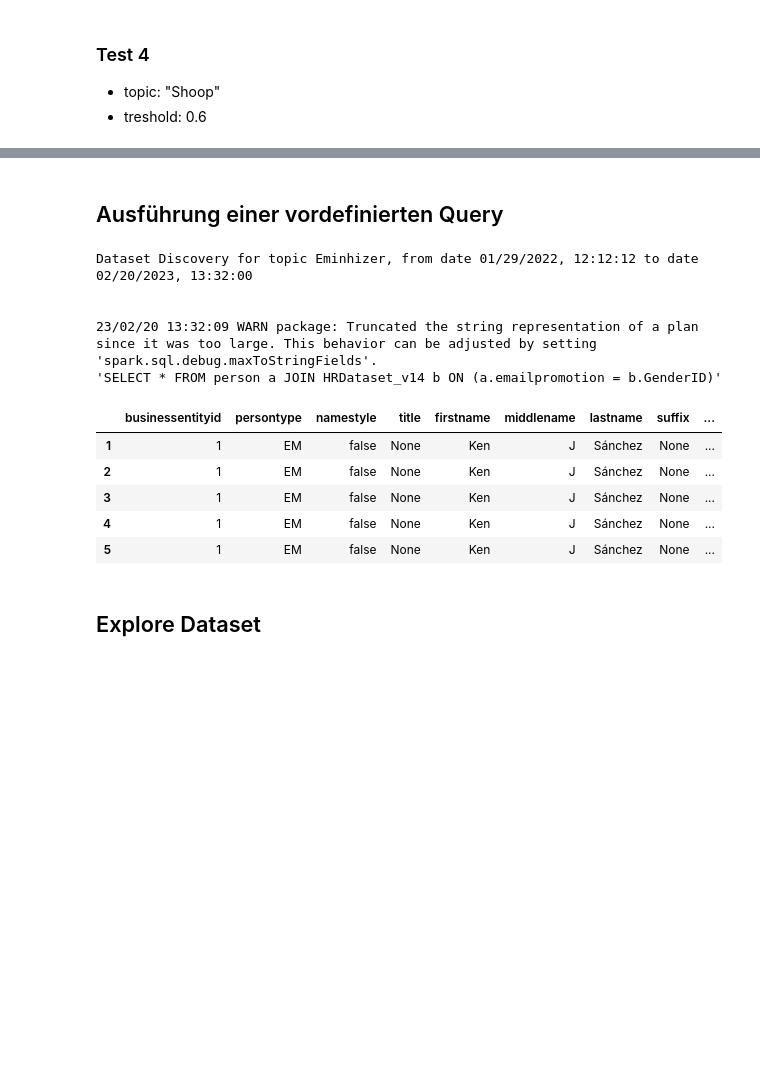
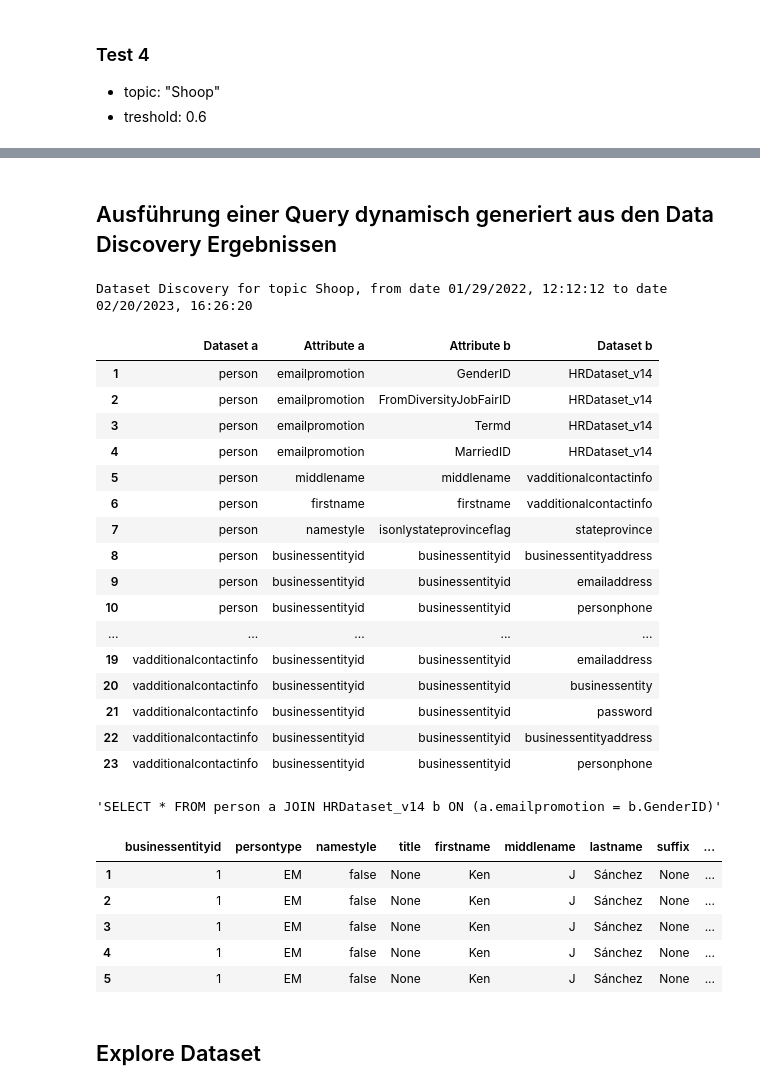
Before and after one commit to cdelmonte-zg/havel-datalake, a Jupyter notebook: havel.ipynb, the cells around one changed output, grey strips where cells are left out. Drawn from its saved outputs; the diff is of its cells as text; code cells hidden in the pictures; blank space fills up the shorter version.

```diff
--- a/havel.ipynb
+++ b/havel.ipynb
@@ -400,6 +402,7 @@ class GraphService:
 
     def insert_column_node(self, idx_col, idx_tab, data):
         with self.driver.session() as session:
+            # pprint(data)
             res1 = session.execute_write(self._create_column_node, idx_col, data, self.env)
             res2 = session.execute_write(self._create_column_table_relation, idx_col, idx_tab, self.env)
             if self.debug: print(res1)
@@ -561,7 +564,7 @@ class GraphService:
             OPTIONAL MATCH (b:Table)-[r2:IS_SIMILAR_TO]-(c:Table)
             WHERE c.env = $env AND c <> a AND r2.weight = $weight
                 AND $dastart <= r2.updatetAt AND r2.updatetAt <= $daend
-            RETURN DISTINCT a, b, c
+            RETURN a, b, c
         '''
         result = tx.run(dedent(q), env=env, dataset=dataset, weight=weight, dastart=dastart, daend=daend)
         graph = tx.run(dedent(q), env=env, dataset=dataset, weight=weight, dastart=dastart, daend=daend).graph
@@ -575,16 +578,15 @@ class GraphService:
     def _fetch_related_tables_by_content_to_1_grade_from_outer_column(tx, attribute, weight, dastart, daend, env):
         q = '''
             MATCH (a:Column)-[r1:IS_ATTRIBUTE_OF]-(b:Table)<-[r2:IS_ATTRIBUTE_OF]-(c:Column)-[r3:IS_SIMILAR_TO]-(d:Column)-[r4:IS_ATTRIBUTE_OF]->(e:Table)
-            WHERE a.attribute = $attribute AND a.env=$env AND b.env=$env AND c.env=$env AND d.env=$env AND e.env=$env AND b <> e AND r3.weight=$weight
-                AND a <> c
-                AND a <> d
+            WHERE a.attribute = $attribute AND a.env=$env AND b.env=$env AND c.env=$env AND d.env=$env AND e.env=$env AND r3.weight=$weight
                 AND b <> e
                 AND $dastart <= r1.updatetAt AND r1.updatetAt <= $daend
                 AND $dastart <= r2.updatetAt AND r2.updatetAt <= $daend
                 AND $dastart <= r3.updatetAt AND r3.updatetAt <= $daend
                 AND $dastart <= r4.updatetAt AND r4.updatetAt <= $daend
-            RETURN DISTINCT b, c, d, e
+            RETURN b,  apoc.convert.toList(a) + c, apoc.convert.toList(a) + d, e
         '''
+
         result = tx.run(dedent(q), env=env, attribute=attribute, weight=weight, dastart=dastart, daend=daend)
         graph = tx.run(dedent(q), env=env, attribute=attribute, weight=weight, dastart=dastart, daend=daend).graph()
         entire_result = []
@@ -602,7 +604,7 @@ class GraphService:
                 AND $dastart <= r2.updatetAt AND r2.updatetAt <= $daend
                 AND $dastart <= r3.updatetAt AND r3.updatetAt <= $daend
                 AND $dastart <= r4.updatetAt AND r4.updatetAt <= $daend
-            RETURN DISTINCT b, c, d, e
+            RETURN b, c, d, e
         '''
         result = tx.run(dedent(q), env=env, attribute=attribute, weight=weight, dastart=dastart, daend=daend)
         graph = tx.run(dedent(q), env=env, attribute=attribute, weight=weight, dastart=dastart, daend=daend).graph
@@ -621,7 +623,7 @@ class GraphService:
                 AND $dastart <= r2.updatetAt AND r2.updatetAt <= $daend
                 AND $dastart <= r3.updatetAt AND r3.updatetAt <= $daend
                 AND $dastart <= r4.updatetAt AND r4.updatetAt <= $daend
-            RETURN DISTINCT b, c, d, e
+            RETURN b, c, d, e
         '''
         result = tx.run(dedent(q), env=env, dataset=dataset, weight=weight, dastart=dastart, daend=daend)
         graph = tx.run(dedent(q), env=env, dataset=dataset, weight=weight, dastart=dastart, daend=daend).graph()
@@ -1281,14 +1293,21 @@ class DataExplorationService:
         else:
             related_nodes_by_content_to_1_grad, graph = self.graph_service.find_related_tables_by_content_to_1_grad_starting_from_attribute(attribute, treshold, dastart, daend, tipology)
 
+        x = 0
+        selected_source_dataset = ''
         for node in related_nodes_by_content_to_1_grad:
             if node[0]['dataset'] == dataset or node[3]['dataset'] == dataset:
+                if selected_source_dataset != node[0]['dataset']:
+                    x = 0
+                    selected_source_dataset = node[0]['dataset']
+
                 related_nodes.append({
                     'source_dataset': (node[0]['idx'], node[0]['source'], node[0]['schema'], node[0]['dataset'], node[0]['hdfs_path'], node[0]['version']),
-                    'source_attribute': (node[1]['idx'], node[1]['source'], node[1]['schema'], node[1]['dataset'], node[1]['attribute'], node[1]['version']),
-                    'target_attribute': (node[2]['idx'], node[2]['source'], node[2]['schema'], node[2]['dataset'], node[2]['attribute'], node[2]['version']),
+                    'source_attribute': (node[1][x]['idx'], node[1][x]['source'], node[1][x]['schema'], node[1][x]['dataset'], node[1][x]['attribute'], node[1][x]['version']),
+                    'target_attribute': (node[2][x]['idx'], node[2][x]['source'], node[2][x]['schema'], node[2][x]['dataset'], node[2][x]['attribute'], node[2][x]['version']),
                     'target_dataset': (node[3]['idx'], node[3]['source'], node[3]['schema'], node[3]['dataset'], node[3]['hdfs_path'], node[3]['version'])
                 })
+                if x == 0: x = 1
             if self.debug: print(DataExplorationService._related_nodes_by_content_to_str(node))
 
         return related_nodes, graph
@@ -1304,7 +1323,10 @@ class DataExplorationService:
         results = []
         for hit in hits_for_topic:
             related_nodes_by_signature, graph_signature = self._find_related_datasets_by_signature(hit['dataset'], treshold_signature, dastart, daend)
-            related_nodes_by_content, graph_content = self._find_related_datasets_by_content(hit['dataset'], hit['attribute'], treshold_content, dastart, daend, GraphService.OUTER, DataExplorationService.START_FROM_ATTRIBUTE)
+            related_nodes_by_content, graph_content = self._find_related_datasets_by_content(hit['dataset'], hit['attribute'],
+                                                                                             treshold_content, dastart, daend,
+                                                                                             GraphService.OUTER,
+                                                                                             DataExplorationService.START_FROM_ATTRIBUTE)
 
             results.append({'hit': hit,
                             'related_nodes_by_signature': related_nodes_by_signature,
@@ -2084,34 +2103,49 @@ CytoscapeWidget(cytoscape_layout={'name': 'cola'}, cytoscape_style=[{'selector':
 # %% [markdown]
-## Ausführung einer vordefinierten Query
+## Ausführung einer Query dynamisch generiert aus den Data Discovery Ergebnissen
 # %%
 # Eminhizer
-topic = "Eminhizer"
+topic = "Shoop"
 
 daend = int(datetime.timestamp(datetime.now())*1000)
 a = datetime(2022, 1, 29, 12, 12, 12)
 dastart = int(datetime.timestamp(a)*1000)
 
 discovered_datasets = data_exploration_service.discover_datasets(topic=topic, dastart=dastart, daend=daend, treshold_signature='0.9', treshold_content='0.5')
 queries = data_exploration_service.generate_queries_for_discovered_datasets(discovered_datasets)
 results_dataframe = data_exploration_service.get_pd_dataframe_of_results(queries)
+display(HTML(results_dataframe[1].to_html()))
 
 df = data_exploration_service.exec_query_by_number(1)
 pandas_df = df.limit(10).toPandas().head()
 pandas_df.index = pandas_df.index + 1
 pandas_df.to_csv(test_results_directory + 'test-ausfuehrung-vordefinierte-query.csv', sep=',', index=False)
 display(HTML(pandas_df.to_html()))
 # %% [output]
-Dataset Discovery for topic Eminhizer, from date 01/29/2022, 12:12:12 to date 02/20/2023, 13:32:00
-
-
-23/02/20 13:32:09 WARN package: Truncated the string representation of a plan since it was too large. This behavior can be adjusted by setting 'spark.sql.debug.maxToStringFields'.
-'SELECT * FROM person a JOIN HRDataset_v14 b ON (a.emailpromotion = b.GenderID)'
+Dataset Discovery for topic Shoop, from date 01/29/2022, 12:12:12 to date 02/20/2023, 16:26:20
-|  | businessentityid | persontype | namestyle | title | firstname | middlename | lastname | suffix | ... |
-| 1 | 1 | EM | false | None | Ken | J | Sánchez | None | ... |
-| 2 | 1 | EM | false | None | Ken | J | Sánchez | None | ... |
-| 3 | 1 | EM | false | None | Ken | J | Sánchez | None | ... |
-| 4 | 1 | EM | false | None | Ken | J | Sánchez | None | ... |
-| 5 | 1 | EM | false | None | Ken | J | Sánchez | None | ... |
+|  | Dataset a | Attribute a | Attribute b | Dataset b |
+| 1 | person | emailpromotion | GenderID | HRDataset_v14 |
+| 2 | person | emailpromotion | FromDiversityJobFairID | HRDataset_v14 |
+| 3 | person | emailpromotion | Termd | HRDataset_v14 |
+| 4 | person | emailpromotion | MarriedID | HRDataset_v14 |
+| 5 | person | middlename | middlename | vadditionalcontactinfo |
+| 6 | person | firstname | firstname | vadditionalcontactinfo |
+| 7 | person | namestyle | isonlystateprovinceflag | stateprovince |
+| 8 | person | businessentityid | businessentityid | businessentityaddress |
+| 9 | person | businessentityid | businessentityid | emailaddress |
+| 10 | person | businessentityid | businessentityid | personphone |
+| ... | ... | ... | ... | ... |
+| 19 | vadditionalcontactinfo | businessentityid | businessentityid | emailaddress |
+| 20 | vadditionalcontactinfo | businessentityid | businessentityid | businessentity |
+| 21 | vadditionalcontactinfo | businessentityid | businessentityid | password |
+| 22 | vadditionalcontactinfo | businessentityid | businessentityid | businessentityaddress |
+| 23 | vadditionalcontactinfo | businessentityid | businessentityid | personphone |
+'SELECT * FROM person a JOIN HRDataset_v14 b ON (a.emailpromotion = b.GenderID)'
+|  | businessentityid | persontype | namestyle | title | firstname | middlename | lastname | suffix | ... |
+| 1 | 1 | EM | false | None | Ken | J | Sánchez | None | ... |
+| 2 | 1 | EM | false | None | Ken | J | Sánchez | None | ... |
+| 3 | 1 | EM | false | None | Ken | J | Sánchez | None | ... |
+| 4 | 1 | EM | false | None | Ken | J | Sánchez | None | ... |
+| 5 | 1 | EM | false | None | Ken | J | Sánchez | None | ... |
 # %% [markdown]
 ## Explore Dataset
 # %%
```
Also changed, not shown: parts of 19 cells of this notebook, 19 other files.
